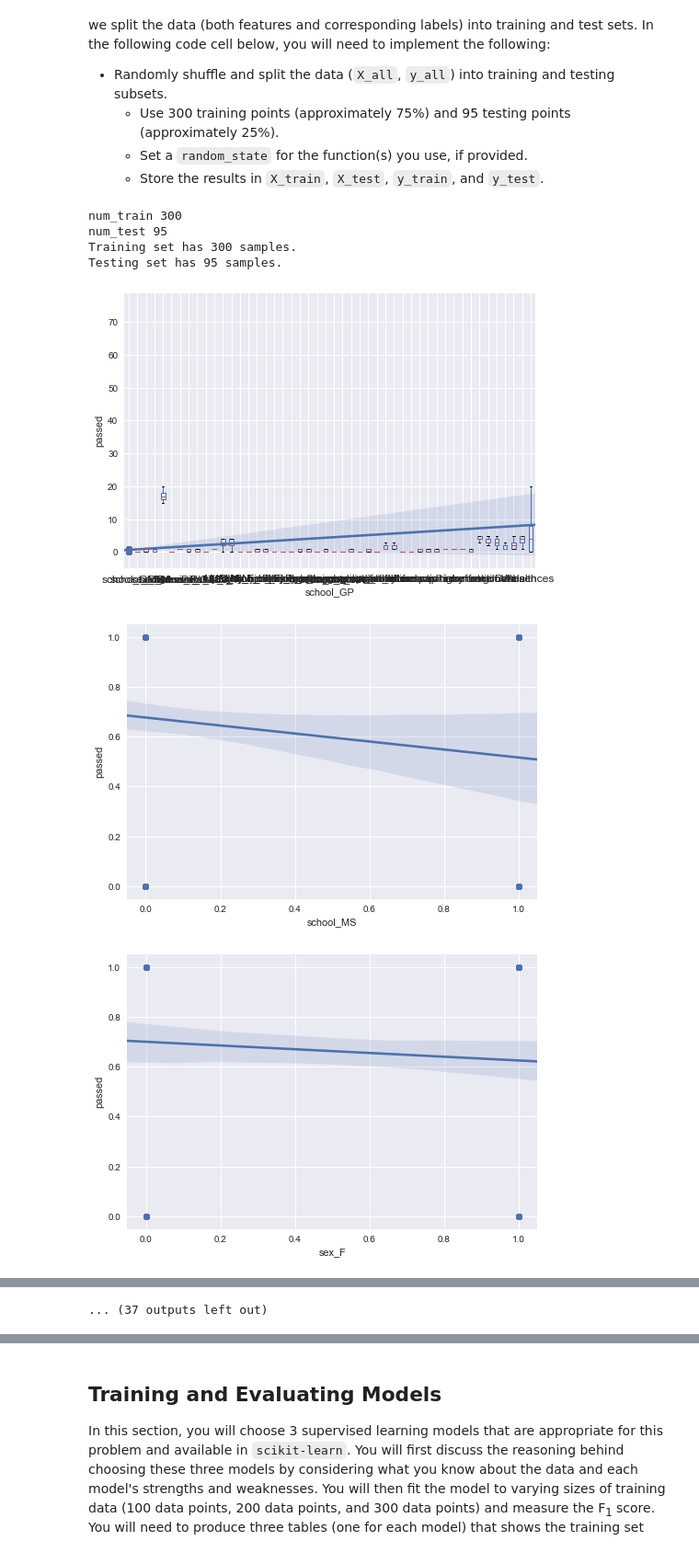
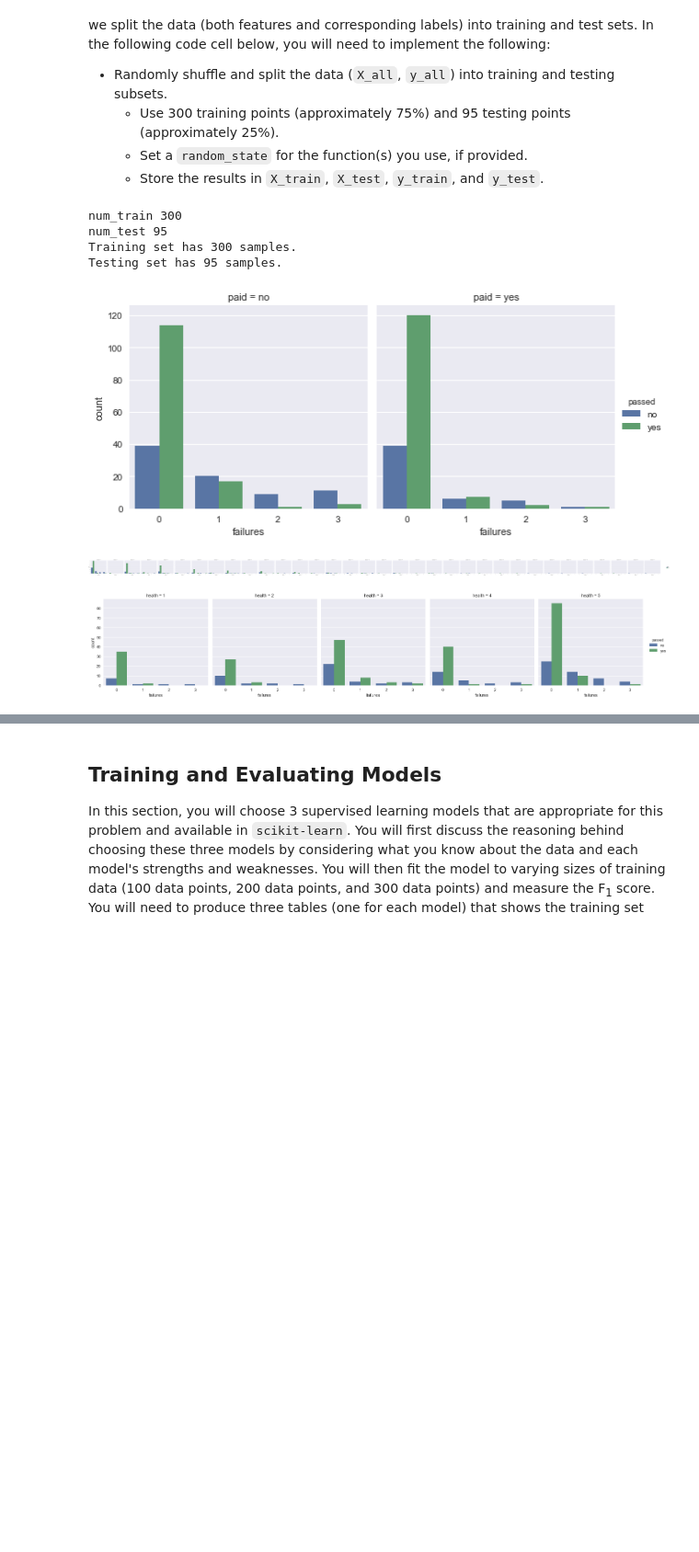
Before and after one commit to amberved/machine-learning, a Jupyter notebook: projects/student_intervention/student_intervention.ipynb, the cells around one changed output, grey strips where cells are left out. Shown at 92% size. Saved outputs shown, nothing was run; the diff lists cells and outputs as text; code cells hidden in the pictures; blank space fills up the shorter version.

```diff
--- a/projects/student_intervention/student_intervention.ipynb
+++ b/projects/student_intervention/student_intervention.ipynb
@@ -197,38 +197,43 @@ from sklearn.model_selection import train_test_split
 X_train, X_test, y_train, y_test = train_test_split(X_all, y_all, test_size=95, random_state=1)
 
 # TODO: Set the number of training points
 num_train = X_train.shape[0]
 
 # Set the number of testing points
 num_test = X_all.shape[0] - num_train
 
 print 'num_train {}'.format(num_train)
 print 'num_test {}'.format(num_test)
 
 # Show the results of the split
 print "Training set has {} samples.".format(X_train.shape[0])
 print "Testing set has {} samples.".format(X_test.shape[0])
 
+%matplotlib inline
+import seaborn as sns
+sns.factorplot("failures", col="paid", data=student_data, hue='passed', kind="count");
+sns.factorplot("failures", col="absences", data=student_data, hue='passed', kind="count");
+sns.factorplot("failures", col="health", data=student_data, hue='passed', kind="count");
+
+#sns.factorplot("failures", col="famsize_GT3", data=student_data, hue='passed', kind="count");
+#sns.factorplot("failures", col="famsize_LE3", data=student_data, hue='passed', kind="count");
+#sns.factorplot("failures", col="guardian_other", data=student_data, hue='passed', kind="count");
+
 #plot_data = student_data[['absences', 'failures', 'passed', 'goout']]
 
-import matplotlib.pyplot as plt
-import seaborn as sns
 
-for var in X_train.columns:
-    sns.regplot(X_train[var], y_train)
-    plt.show()
 
 # %matplotlib inline
 # import matplotlib.pyplot as plt
 # LARGE_FIGSIZE = (12, 8)
 # from pandas.tools.plotting import scatter_matrix
 # scatter_matrix(X_train, figsize=LARGE_FIGSIZE);
 # print "DONE"
 # %% [output]
 num_train 300
 num_test 95
 Training set has 300 samples.
 Testing set has 95 samples.
-[figure, old version]
+[figure, new version]
-[figure, old version]
+[figure, new version]
-[figure, old version]
+[figure, new version]
@@ -243 +239,0 @@ Testing set has 95 samples.
-... (37 outputs left out)
```
Also changed, not shown: parts of 9 cells of this notebook, 1 other file.
